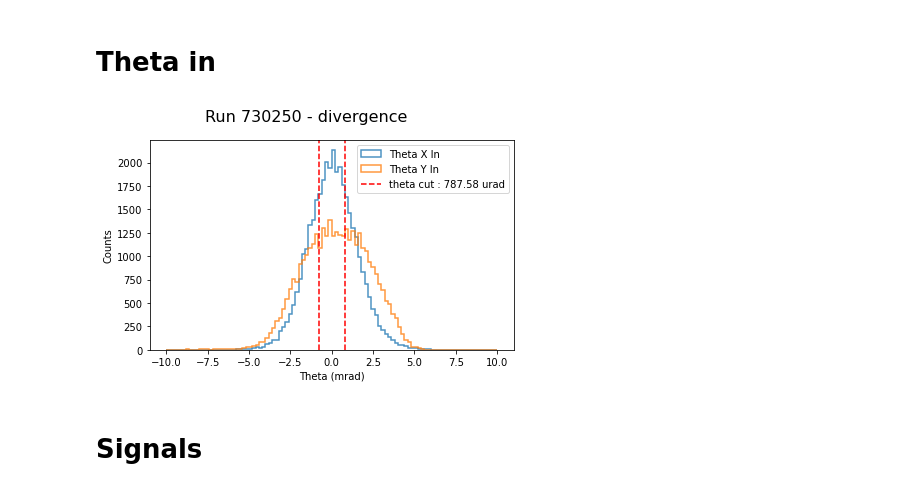
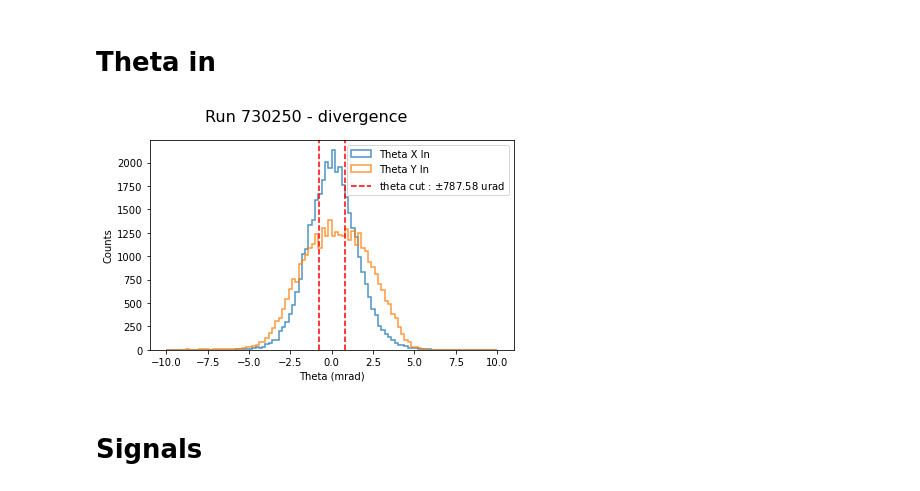
Before and after one commit to Ncanale/eplusBOOST_2025_T9, a Jupyter notebook: OM/check_signal_epBOOST.ipynb, the cells around one changed output. Saved outputs shown, nothing was run; the diff lists cells and outputs as text; code cells hidden in the pictures.

```diff
--- a/OM/check_signal_epBOOST.ipynb
+++ b/OM/check_signal_epBOOST.ipynb
@@ -179,20 +179,20 @@ plt.show()
 # %%
 fig, ax = plt.subplots(1, figsize=(6, 4))
 fig.suptitle(f'Run {run_number} - divergence ', fontsize=16)
 
 ax.hist(theta_x_in*1e3, bins=100, range=(-10, 10), label='Theta X In', **opt_hist)
 ax.hist(theta_y_in*1e3, bins=100, range=(-10, 10), label='Theta Y In', **opt_hist)
 ax.set_xlabel('Theta (mrad)')
 ax.set_ylabel('Counts')
 
 if CutTheta:
     ax.axvline(-theta_cut*1e3, c = 'r', ls = '--')
-    ax.axvline(theta_cut*1e3, c = 'r', ls = '--', label = f'theta cut : {theta_cut*1e6:.2f} urad')
+    ax.axvline(theta_cut*1e3, c = 'r', ls = '--', label = f'theta cut : $\pm${theta_cut*1e6:.2f} urad')
 ax.legend()
 plt.tight_layout()
 plt.show()
 # %% [output]
-[figure, old version]
+[figure, new version]
 # %% [markdown]
 # Signals
 # %%
```
